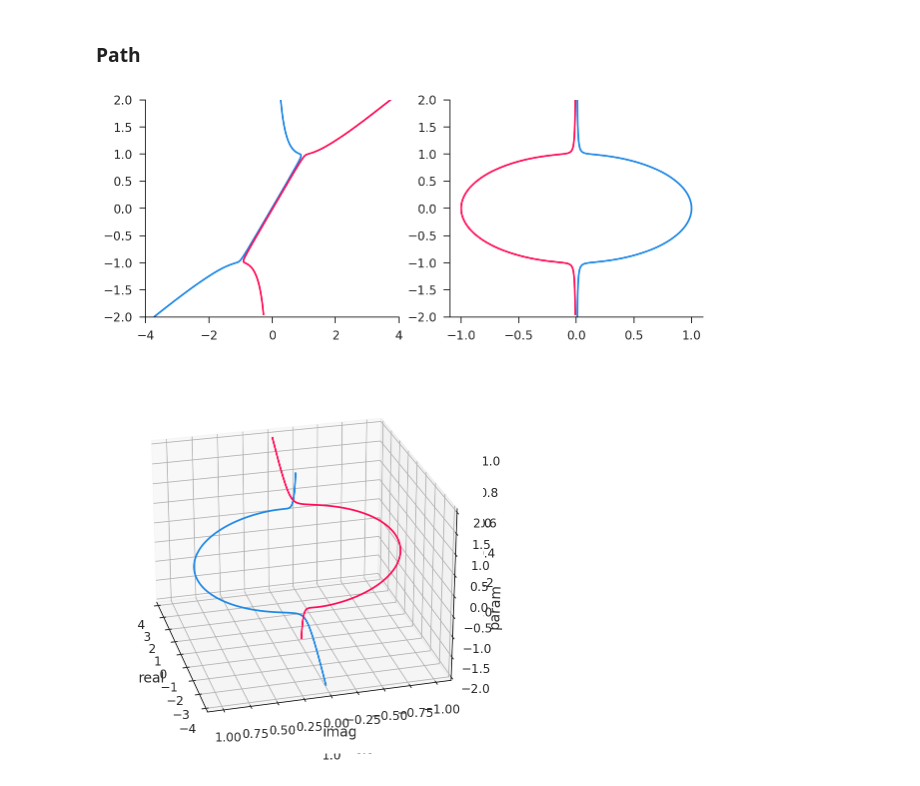
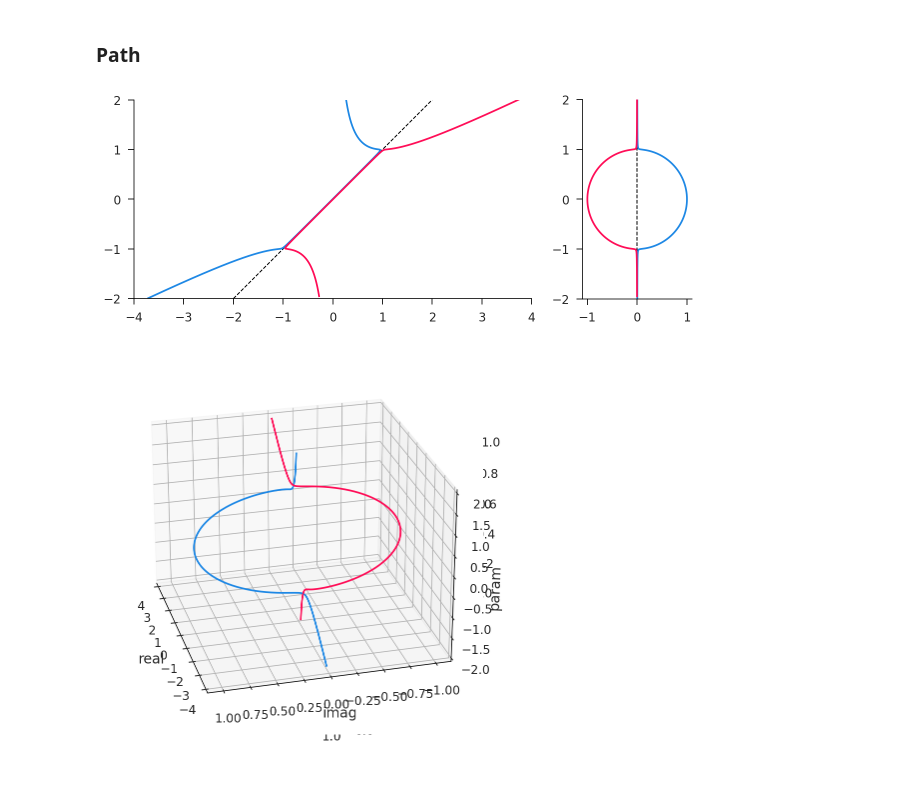
Before and after one commit to iamlemec/valjax, a Jupyter notebook: notebooks/homotopy.ipynb, the cells around one changed output. Cells and saved outputs as stored; diff of their text form; code cells hidden in the pictures.

```diff
--- a/notebooks/homotopy.ipynb
+++ b/notebooks/homotopy.ipynb
@@ -28,7 +28,7 @@ ax.set_ylim(-4, 4); ax.set_xlim(-5, 5);
 # %% [markdown]
 ### Path
 # %%
-func1 = lambda x, p: func(x, p) + 0.03j
+func1 = lambda x, p: func(x, p) + 0.01j
 # %%
 p0 = np.array([-2.0 + 0.0j])
 p1 = np.array([2.0 + 0.0j])
@@ -38,15 +38,20 @@ x0b = p0 + np.sqrt(p0**2-1)
 xp1, pp1, tp1 = homotopy(func1, (p0, p1), x0a, K=500)
 xp2, pp2, tp2 = homotopy(func1, (p0, p1), x0b, K=500)
 # %%
-fig, (ax0, ax1) = plt.subplots(ncols=2, figsize=(10, 4))
+fig = plt.figure(figsize=(10, 4))
+ax0, ax1 = fig.subplots(ncols=2, gridspec_kw=dict(width_ratios=[3.63, 1]))
+ax0.plot(np.linspace(-2, 2, 100), np.linspace(-2, 2, 100), linewidth=1, color='k', linestyle='--')
+ax1.plot(np.zeros(100), np.linspace(-2, 2, 100), linewidth=1, color='k', linestyle='--')
 ax0.plot(xp1.real, pp1.real)
 ax0.plot(xp2.real, pp2.real)
 ax1.plot(xp1.imag, pp1.real)
 ax1.plot(xp2.imag, pp2.real)
 ax0.set_ylim(-2, 2); ax1.set_ylim(-2, 2)
 ax0.set_xlim(-4, 4); ax1.set_xlim(-1.1, 1.1);
+ax0.set_yticks([-2, -1, 0, 1, 2]); ax1.set_yticks([-2, -1, 0, 1, 2]);
+ax0.set_aspect('equal'); ax1.set_aspect('equal');
 # %% [output]
-[figure, old version]
+[figure, new version]
 # %%
 fig = plt.figure(figsize=(7, 7))
 ax = fig.add_subplot(projection='3d')
@@ -59,4 +64,4 @@ ax.set_ylabel('imag')
 ax.set_zlabel('param')
 ax.view_init(25, 165);
 # %% [output]
-[figure, old version]
+[figure, new version]
```
